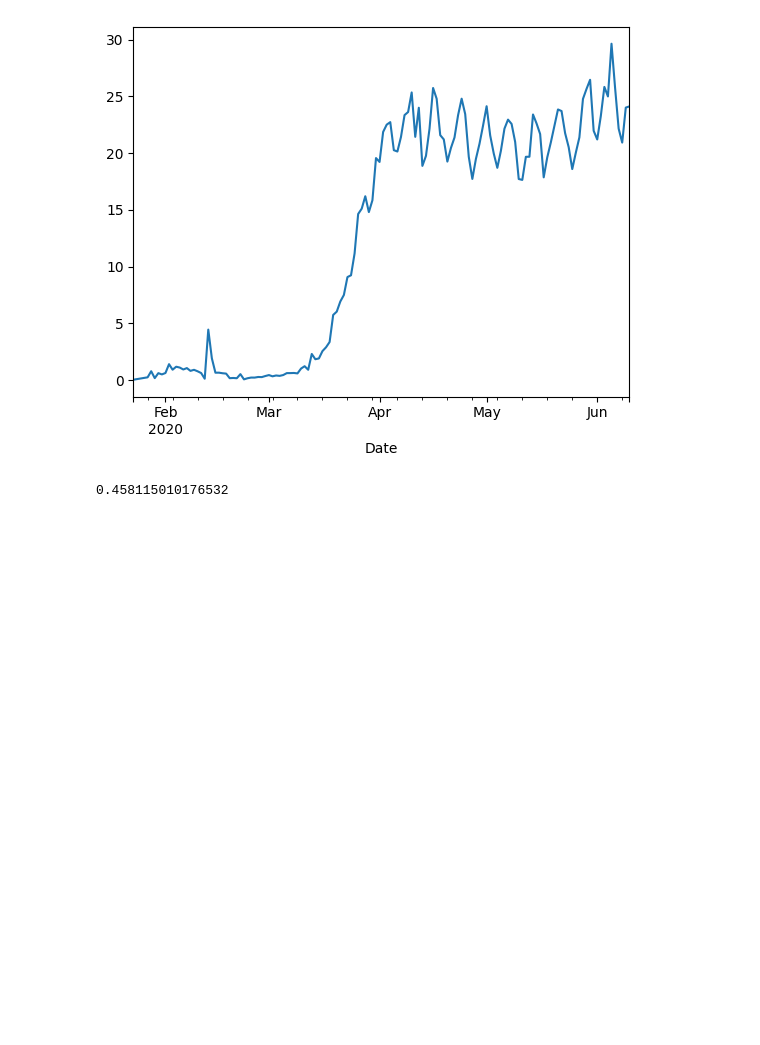
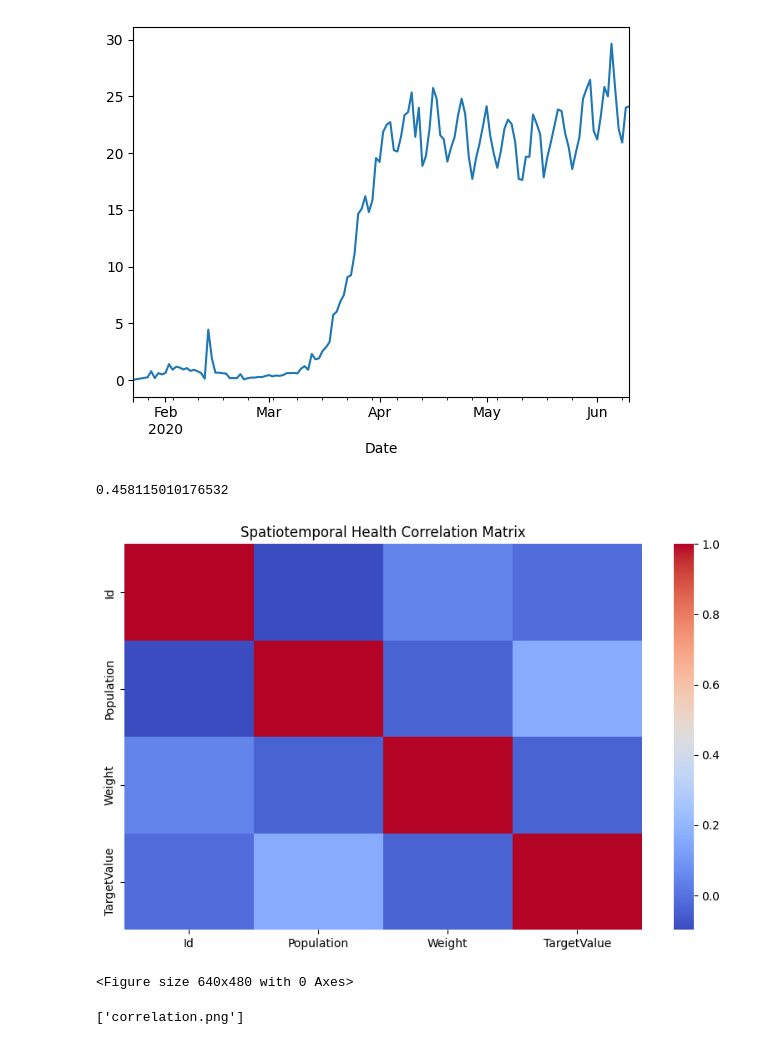
Before and after one commit to Zoeyarusudo/spatiotemporal-health-model, a Jupyter notebook: analysis.ipynb, the cells around one changed output. Cells and saved outputs as stored; diff of their text form; code cells hidden in the pictures; blank space fills up the shorter version.

```diff
--- a/analysis.ipynb
+++ b/analysis.ipynb
@@ -203,3 +203,28 @@ model.fit(X_train, y_train)
 model.score(X_test, y_test)
 # %% [output]
 0.458115010176532
+# %%
+import seaborn as sns
+import matplotlib.pyplot as plt
+
+numeric = train.select_dtypes(include=["number"])
+
+plt.figure(figsize=(10,6))
+sns.heatmap(numeric.corr(), cmap="coolwarm")
+plt.title("Spatiotemporal Health Correlation Matrix")
+plt.show()
+# %% [output]
+[figure, added]
+# %%
+import os
+os.makedirs("figures", exist_ok=True)
+
+plt.savefig("figures/correlation.png", dpi=300)
+# %% [output]
+<Figure size 640x480 with 0 Axes>
+# %%
+import os
+
+os.listdir("figures")
+# %% [output]
+['correlation.png']
```
Also changed, not shown: parts of 2 cells of this notebook.
